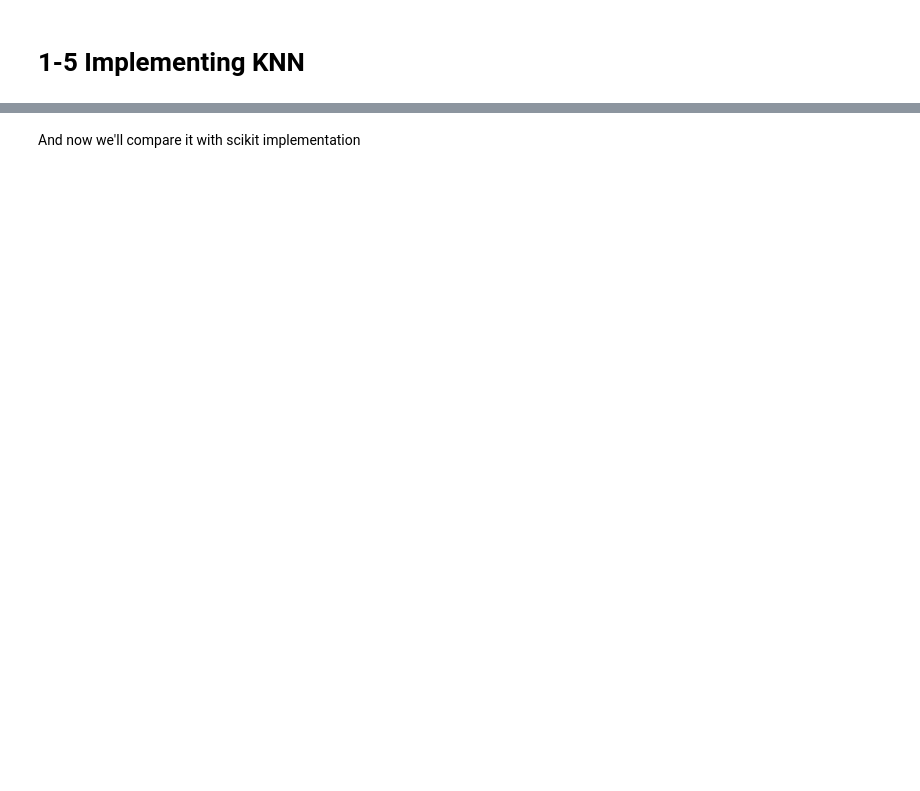
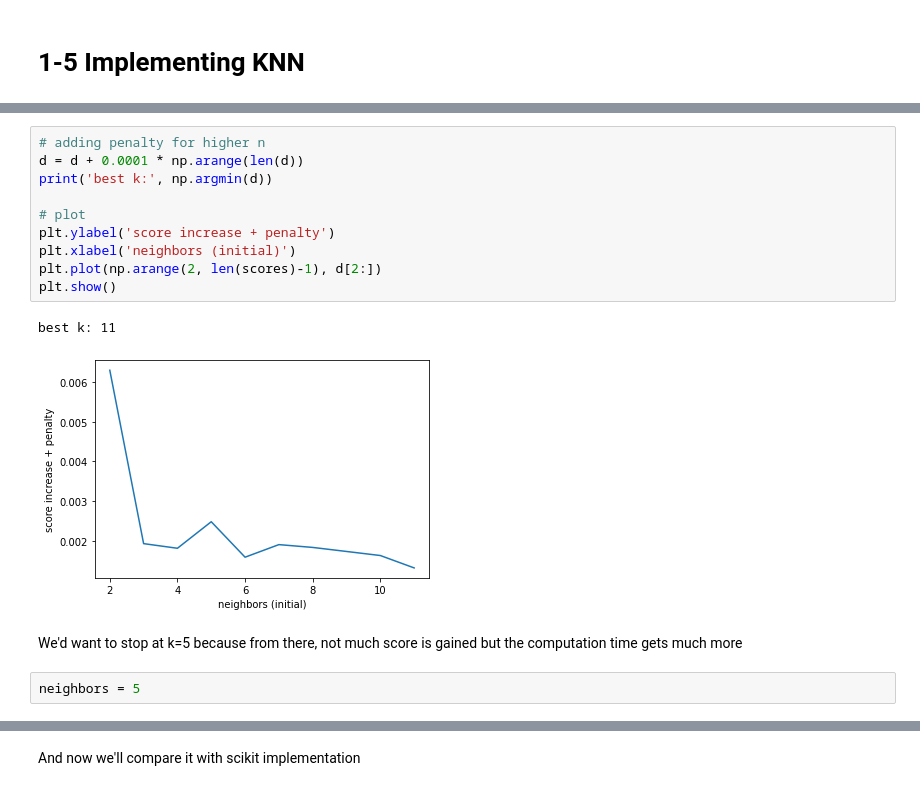
Before and after one commit to aeirya/MLProject-Diamonds, a Jupyter notebook: mlproject.ipynb, the cells around one changed output, grey strips where cells are left out. Cells and saved outputs as stored; diff of their text form; blank space fills up the shorter version.

```diff
--- a/mlproject.ipynb
+++ b/mlproject.ipynb
@@ -470,0 +610,17 @@ array([9000.41666667,  803.66666667, 1126.16666667, ..., 5324.75      ,
+# %%
+# adding penalty for higher n
+d = d + 0.0001 * np.arange(len(d))
+print('best k:', np.argmin(d))
+
+# plot
+plt.ylabel('score increase + penalty')
+plt.xlabel('neighbors (initial)')
+plt.plot(np.arange(2, len(scores)-1), d[2:])
+plt.show()
+# %% [output]
+best k: 11
+[figure, added]
+# %% [markdown]
+We'd want to stop at k=5 because from there, not much score is gained but the computation time gets much more
+# %%
+neighbors = 5
```
Also changed, not shown: parts of 159 cells of this notebook.
